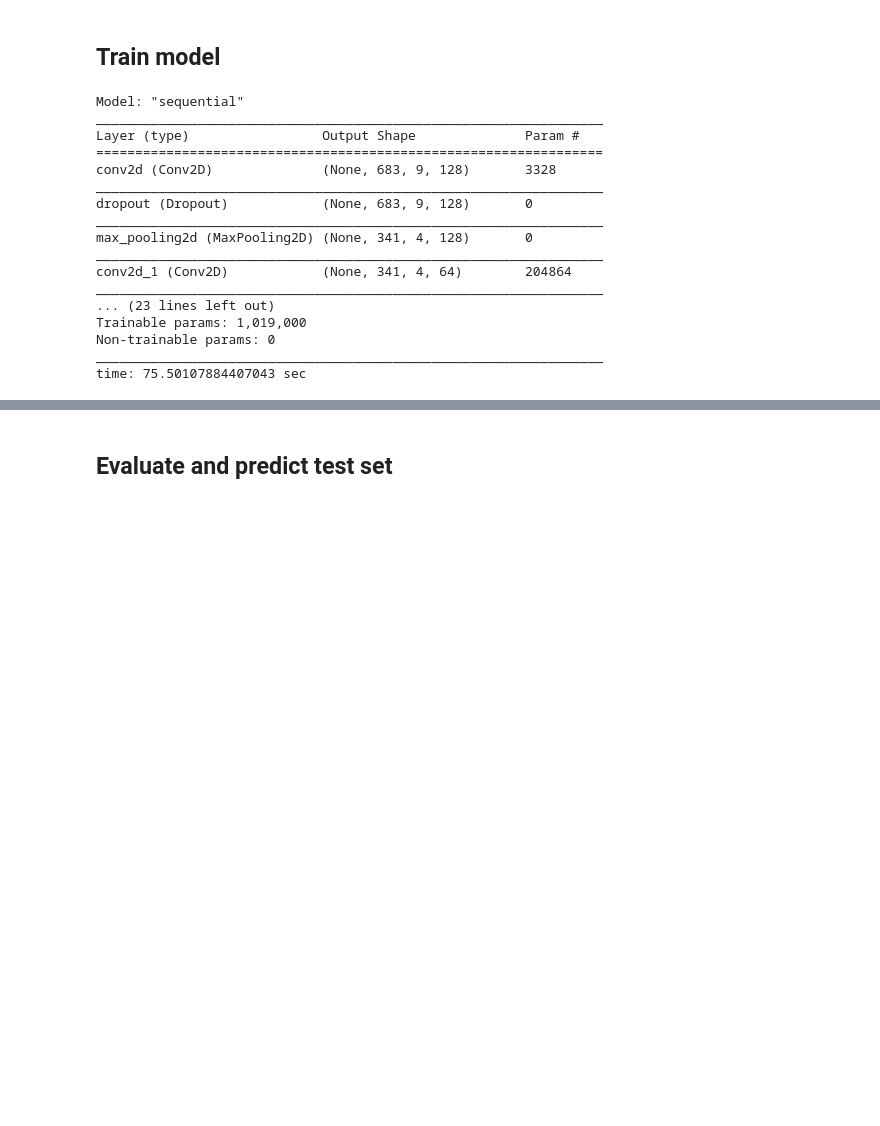
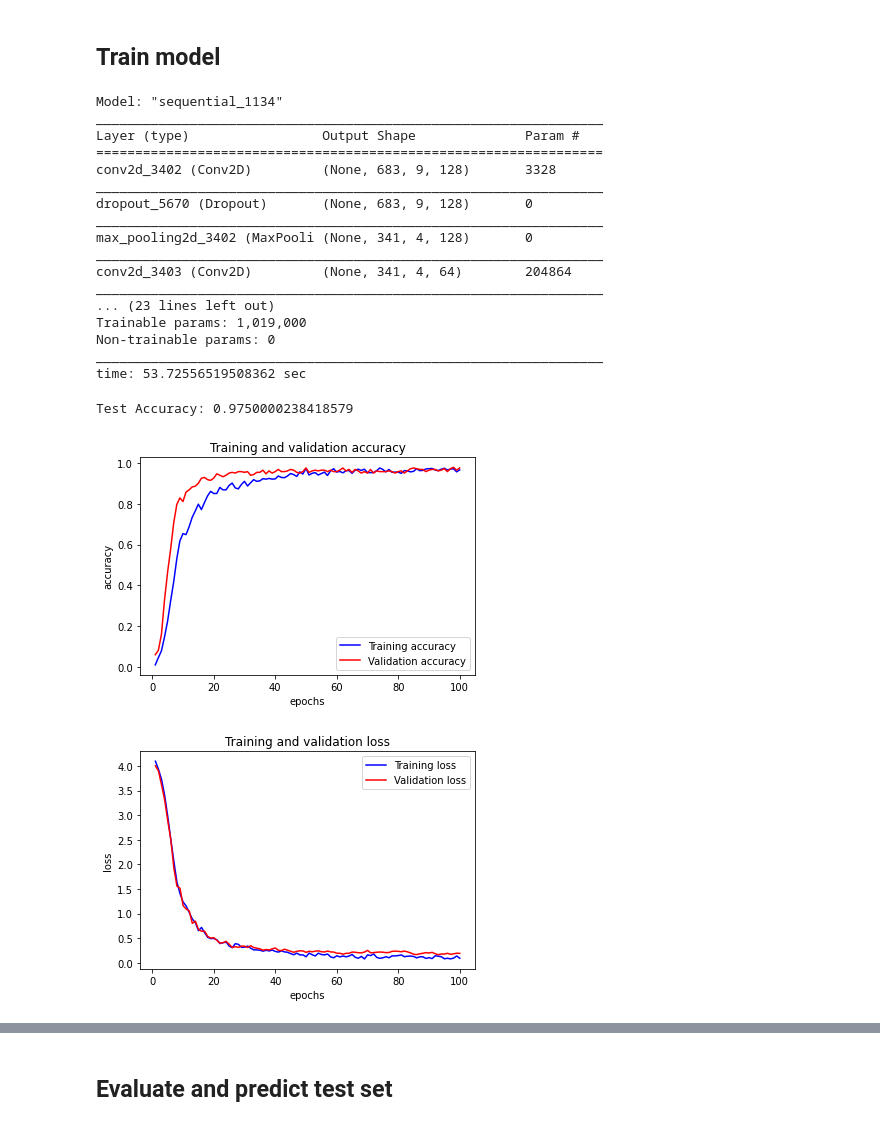
Before and after one commit to NongNNew/Project_499, a Jupyter notebook: Project_499_CNN.ipynb, the cells around one changed output, grey strips where cells are left out. Cells and saved outputs as stored; diff of their text form; code cells hidden in the pictures; blank space fills up the shorter version.

```diff
--- a/Project_499_CNN.ipynb
+++ b/Project_499_CNN.ipynb
@@ -169,12 +263,10 @@ from sklearn.model_selection import GridSearchCV
 from keras.wrappers.scikit_learn import KerasClassifier
 
 # create model
-model = KerasClassifier(build_fn=create_cnn_model)
+model = KerasClassifier(build_fn=create_cnn_model,verbose=1,epochs=20,batch_size=80)
 
 # define the grid search parameters
-batch_size = np.arange(10,210,10)
-epochs = np.arange(10,310,10)
-param_grid = dict(batch_size=batch_size, epochs=epochs)
+param_grid = dict(learn_rate=lr, dropout_rate=dropout)
 grid = GridSearchCV(estimator=model, param_grid=param_grid, cv=5).fit(X_train[:,:,:,None],y_train)
 # %% [output]
 Streaming output truncated to the last 5000 lines.
@@ -231,26 +556,59 @@ for mean, stdev, param in zip(means, stds, params):
 # Train model
 start = time()
 
-model_cnn = create_cnn_model(X_train)
+model_cnn = create_cnn_model()
 history = model_cnn.fit(X_train[:,:,:,None], y_train, epochs=100, validation_data=(X_test[:,:,:,None],y_test),batch_size=80,verbose=0)
 
 end = time()
 print(f'time: {end-start} sec')
 # %% [output]
-Model: "sequential"
+Model: "sequential_1134"
 _________________________________________________________________
 Layer (type)                 Output Shape              Param #
 =================================================================
-conv2d (Conv2D)              (None, 683, 9, 128)       3328
+conv2d_3402 (Conv2D)         (None, 683, 9, 128)       3328
 _________________________________________________________________
-dropout (Dropout)            (None, 683, 9, 128)       0
+dropout_5670 (Dropout)       (None, 683, 9, 128)       0
 _________________________________________________________________
-max_pooling2d (MaxPooling2D) (None, 341, 4, 128)       0
+max_pooling2d_3402 (MaxPooli (None, 341, 4, 128)       0
 _________________________________________________________________
-conv2d_1 (Conv2D)            (None, 341, 4, 64)        204864
+conv2d_3403 (Conv2D)         (None, 341, 4, 64)        204864
 _________________________________________________________________
 ... (23 lines left out)
 Trainable params: 1,019,000
 Non-trainable params: 0
 _________________________________________________________________
-time: 75.50107884407043 sec
+time: 53.72556519508362 sec
+# %%
+# Evaluate model
+print(f'Test Accuracy: {model_cnn.evaluate(X_test[:,:,:,None],y_test,verbose=0)[1]}')
+# %% [output]
+Test Accuracy: 0.9750000238418579
+# %%
+# Learning curve
+# plot the accuracy and loss plots between training and validation data
+# verify overfitting or underfit
+acc = history.history['accuracy']
+val_acc = history.history['val_accuracy']
+loss = history.history['loss']
+val_loss = history.history['val_loss']
+x = range(1,len(acc)+1)
+
+plt.plot(x,acc,'b',label='Training accuracy')
+plt.plot(x,val_acc,'r',label='Validation accuracy')
+plt.title('Training and validation accuracy')
+plt.xlabel('epochs')
+plt.ylabel('accuracy')
+plt.legend()
+plt.figure()
+
+plt.plot(x,loss,'b',label='Training loss')
+plt.plot(x,val_loss,'r',label='Validation loss')
+plt.title('Training and validation loss')
+plt.xlabel('epochs')
+plt.ylabel('loss')
+plt.legend()
+plt.show()
+# %% [output]
+[figure, added]
+[figure, added]
```
Also changed, not shown: parts of 26 cells of this notebook.
